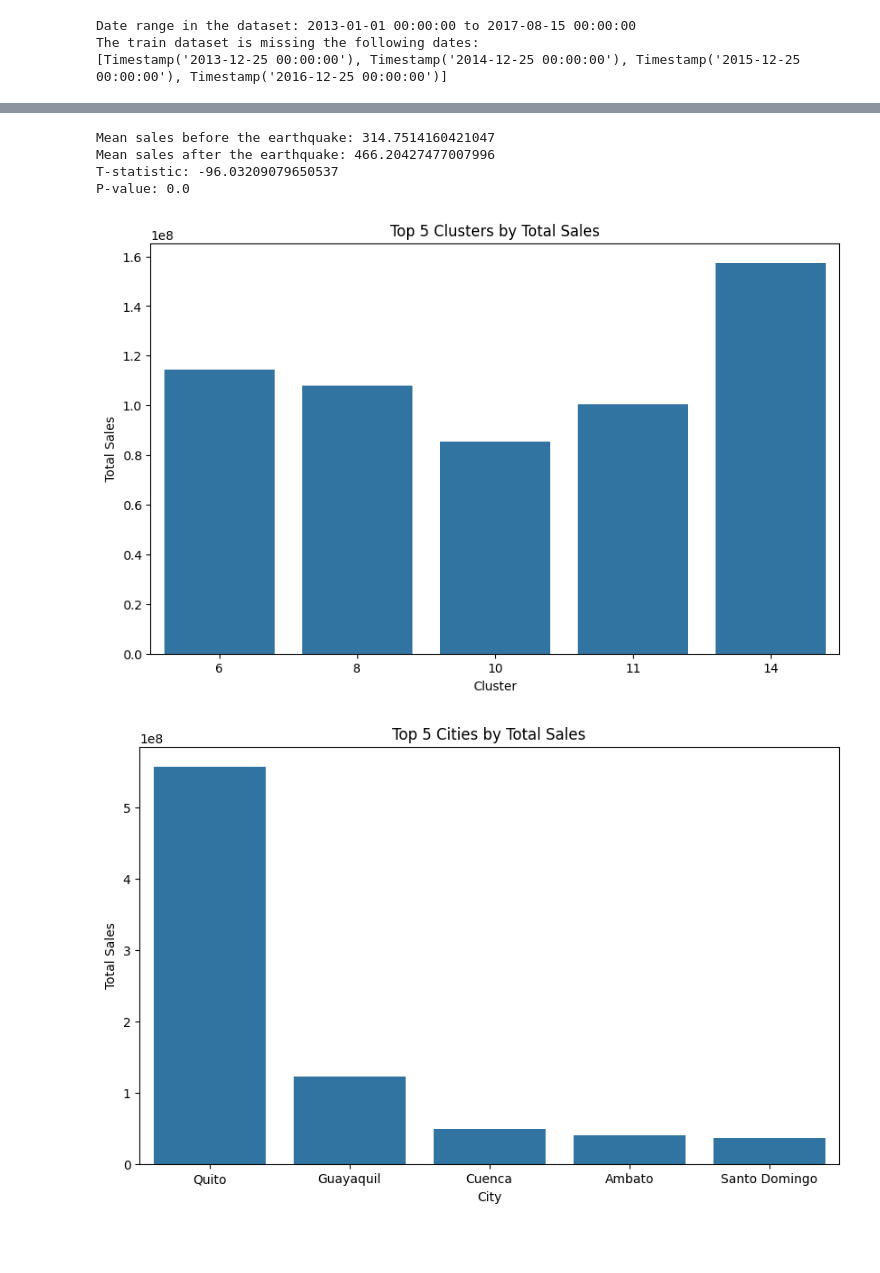
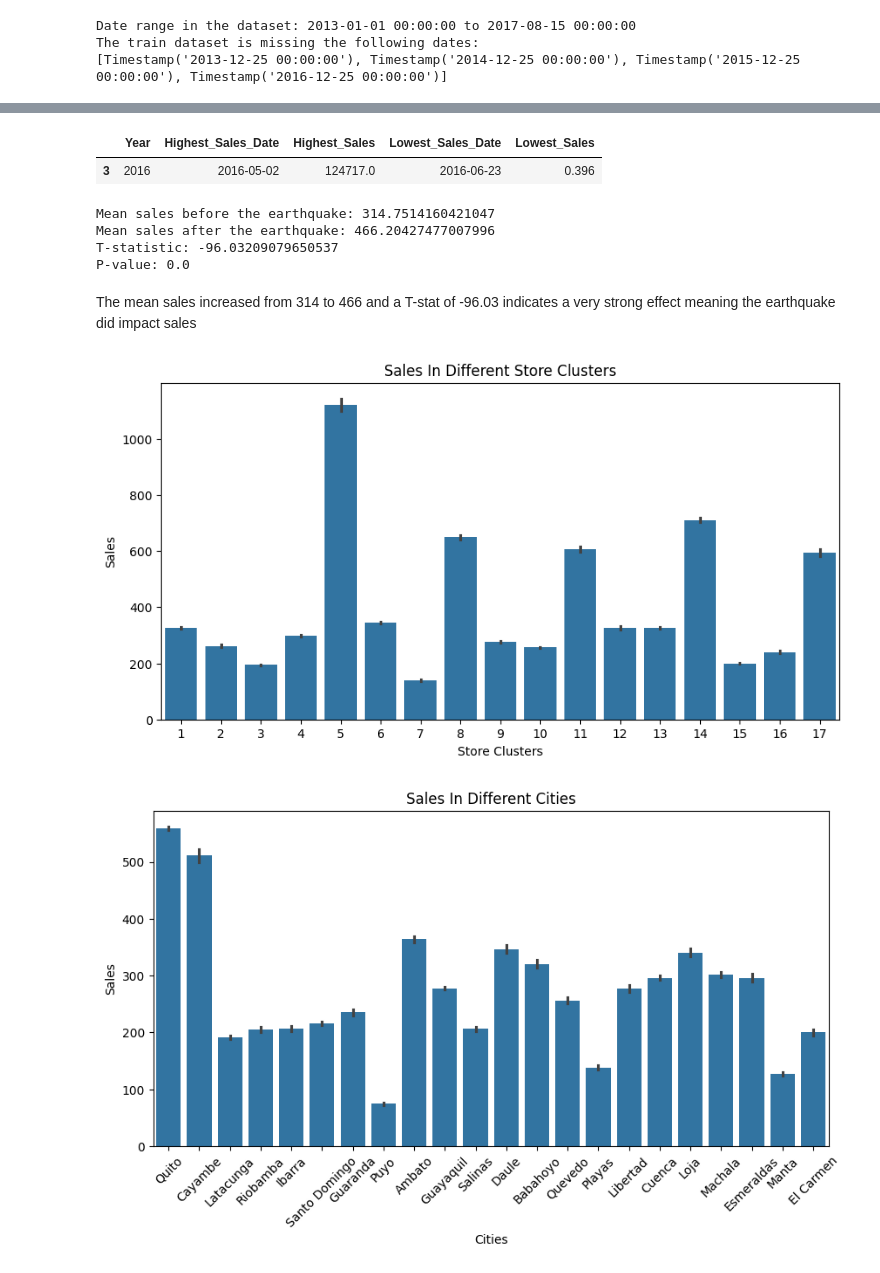
Before and after one commit to MelBushido/Regression-Analysis, a Jupyter notebook: Notebooks/regression.ipynb, the cells around one changed output, grey strips where cells are left out. Drawn from its saved outputs; the diff is of its cells as text; code cells hidden in the pictures; blank space fills up the shorter version.

```diff
--- a/Notebooks/regression.ipynb
+++ b/Notebooks/regression.ipynb
@@ -664,3 +674,10 @@ Name: 47, dtype: float64
+# %%
+# Compare the sales for each month across the years and determine which month of which year had the highest sales.
+
+result_df[result_df['Highest_Sales'] ==  result_df['Highest_Sales'].max()]
+# %% [output]
+|  | Year | Highest_Sales_Date | Highest_Sales | Lowest_Sales_Date | Lowest_Sales |
+| 3 | 2016 | 2016-05-02 | 124717.0 | 2016-06-23 | 0.396 |
 # %%
 # Did the earthquake impact sales?
 
@@ -689,37 +706,50 @@ Mean sales before the earthquake: 314.7514160421047
 Mean sales after the earthquake: 466.20427477007996
 T-statistic: -96.03209079650537
 P-value: 0.0
+# %% [markdown]
+The mean sales increased from 314 to 466 and a T-stat of -96.03 indicates a very strong effect meaning the earthquake did impact sales
 # %%
 # Are certain stores or groups of stores selling more products? (Cluster, city, state, type)
-df_merged = pd.merge(train, stores, on='store_nbr', how='left')
 
-sales_by_cluster = df_merged.groupby('cluster')['sales'].sum().reset_index()
-top_clusters = sales_by_cluster.nlargest(5, 'sales')
-plt.figure(figsize=(10, 6))
-sns.barplot(data=top_clusters, x='cluster', y='sales')
-plt.title('Top 5 Clusters by Total Sales')
-plt.xlabel('Cluster')
-plt.ylabel('Total Sales')
+# Compare the sales in the different store clusters
+
+plt.figure(figsize=(10,5))
+sns.barplot(x='cluster', y='sales', data=df4)
+plt.title('Sales In Different Store Clusters')
+plt.xlabel('Store Clusters')
+plt.ylabel('Sales')
 plt.show()
 
-sales_by_city = df_merged.groupby('city')['sales'].sum().reset_index()
-top_cities = sales_by_city.nlargest(5, 'sales')
-plt.figure(figsize=(10, 6))
-sns.barplot(data=top_cities, x='city', y='sales')
-plt.title('Top 5 Cities by Total Sales')
-plt.xlabel('City')
-plt.ylabel('Total Sales')
+# Compare the sales in different cities
+
+plt.figure(figsize=(10,5))
+sns.barplot(x='city', y='sales', data=df4)
+plt.title('Sales In Different Cities')
+plt.xlabel('Cities')
+plt.ylabel('Sales')
+plt.xticks(rotation = 45)
 plt.show()
 
+# Compare the sales in different states
 
-sales_by_state = df_merged.groupby('state')['sales'].sum().reset_index()
-top_states = sales_by_state.nlargest(5, 'sales')
-plt.figure(figsize=(10, 6))
-sns.barplot(data=top_states, x='state', y='sales')
-plt.title('Top 5 States by Total Sales')
-plt.xlabel('State')
-plt.ylabel('Total Sales')
+plt.figure(figsize=(10,5))
+sns.barplot(x='state', y='sales', data=df4)
+plt.title('Sales In Different States')
+plt.xlabel('States')
+plt.ylabel('Sales')
+plt.xticks(rotation = 80)
 plt.show()
+
+# Compare the sales in different store types
+
+store_types = ['A', 'B', 'C', 'D', 'E']
+
+plt.figure(figsize=(10,5))
+sns.barplot(x='store_type', y='sales', data=df4, order=store_types)
+plt.title('Sales In Different Store Types')
+plt.xlabel('Store Type')
+plt.ylabel('Sales')
+plt.show()
 # %% [output]
-[figure, old version]
+[figure, new version]
-[figure, old version]
+[figure, new version]
```
Also changed, not shown: parts of 64 cells of this notebook.
